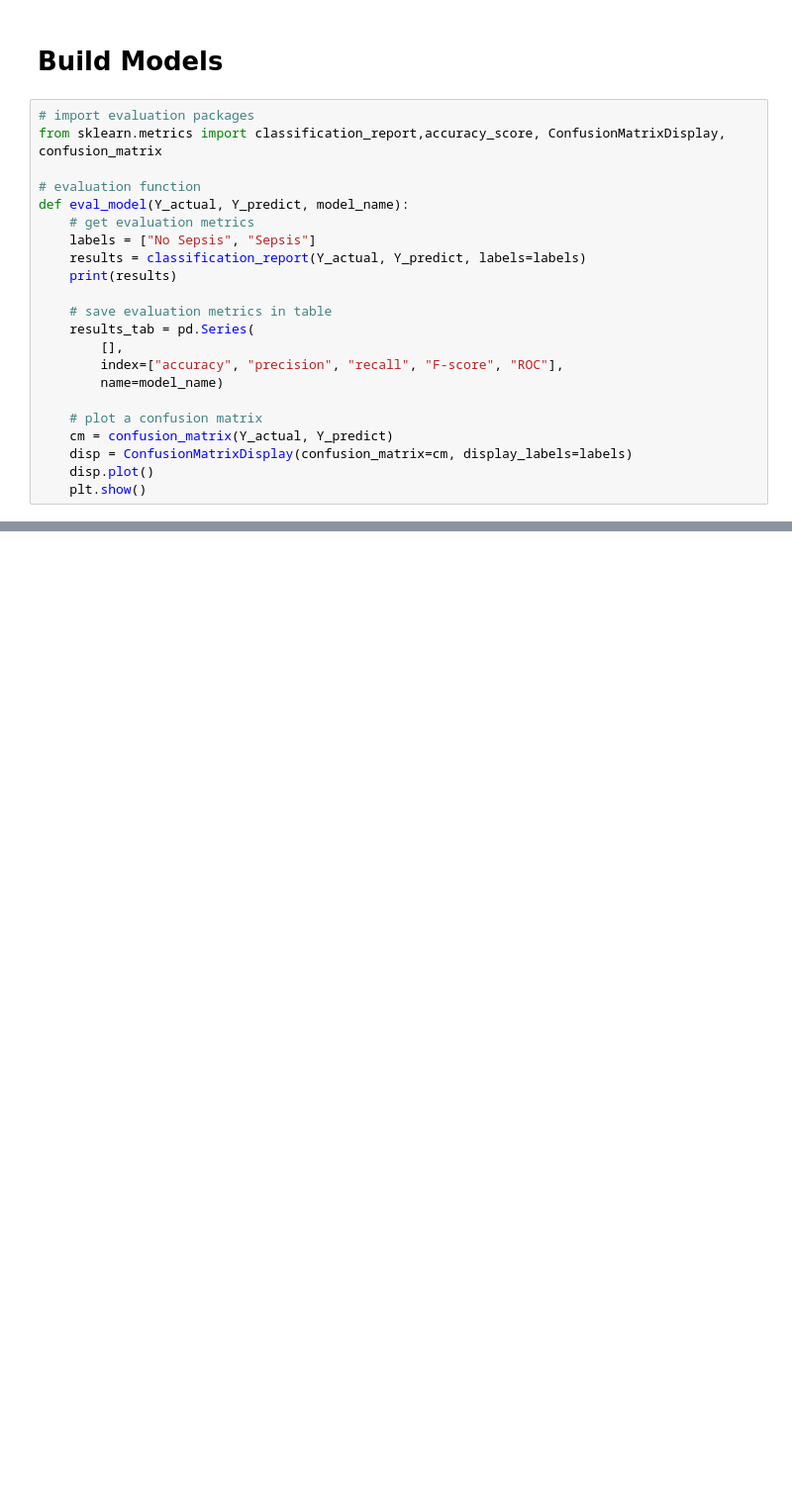
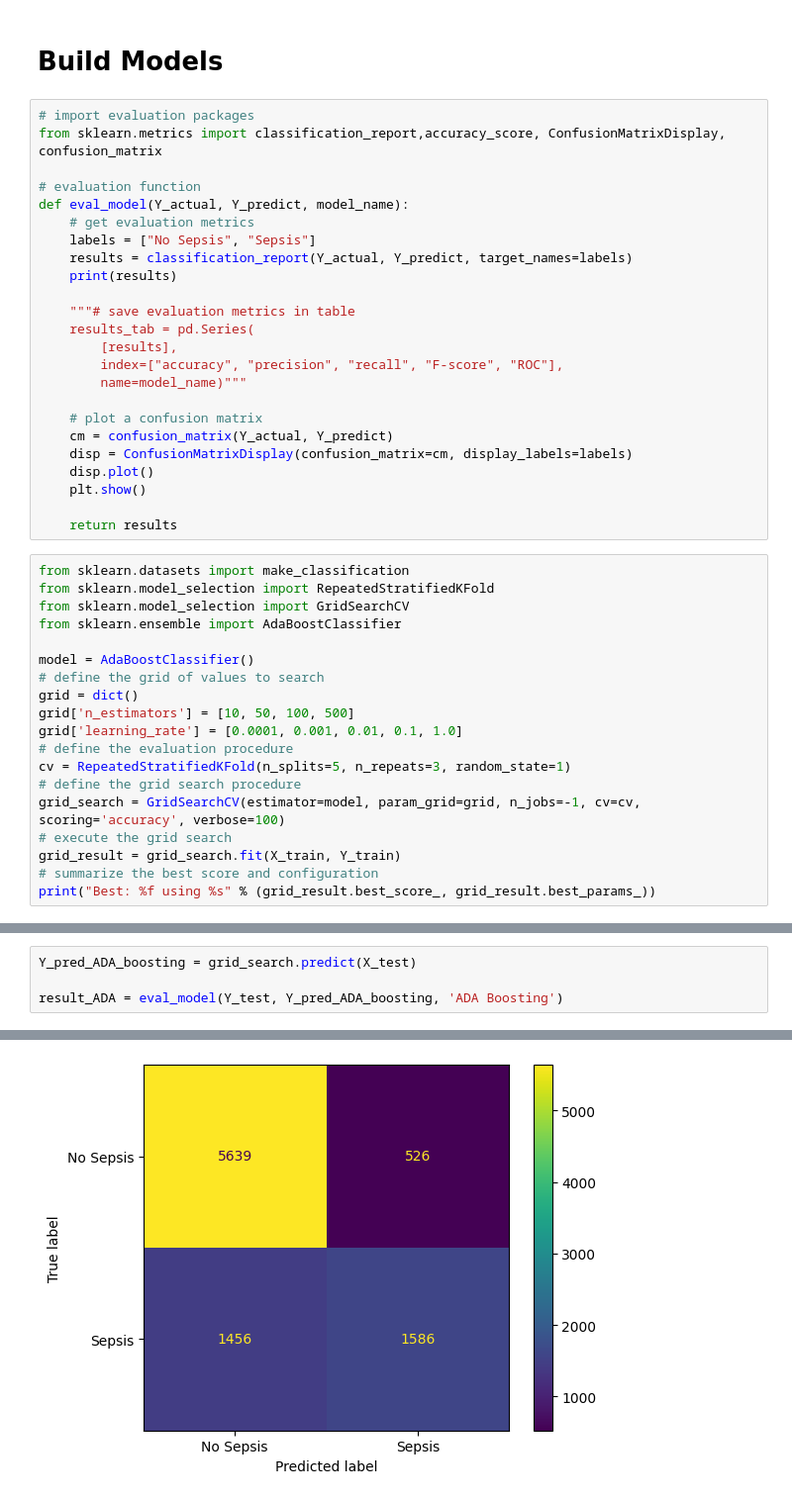
Before and after one commit to nancydu317/SEP787_sepsis_prediction, a Jupyter notebook: sepsis_prediction_EDA.ipynb, the cells around one changed output, grey strips where cells are left out. Shown at 99% size. Cells and saved outputs as stored; diff of their text form; blank space fills up the shorter version.

```diff
--- a/sepsis_prediction_EDA.ipynb
+++ b/sepsis_prediction_EDA.ipynb
@@ -801,17 +816,38 @@ from sklearn.metrics import classification_report,accuracy_score, ConfusionMatri
 def eval_model(Y_actual, Y_predict, model_name):
     # get evaluation metrics
     labels = ["No Sepsis", "Sepsis"]
-    results = classification_report(Y_actual, Y_predict, labels=labels)
+    results = classification_report(Y_actual, Y_predict, target_names=labels)
     print(results)
 
-    # save evaluation metrics in table
+    """# save evaluation metrics in table
     results_tab = pd.Series(
-        [],
+        [results],
         index=["accuracy", "precision", "recall", "F-score", "ROC"],
-        name=model_name)
+        name=model_name)"""
 
     # plot a confusion matrix
     cm = confusion_matrix(Y_actual, Y_predict)
     disp = ConfusionMatrixDisplay(confusion_matrix=cm, display_labels=labels)
     disp.plot()
     plt.show()
+
+    return results
+# %%
+from sklearn.datasets import make_classification
+from sklearn.model_selection import RepeatedStratifiedKFold
+from sklearn.model_selection import GridSearchCV
+from sklearn.ensemble import AdaBoostClassifier
+
+model = AdaBoostClassifier()
+# define the grid of values to search
+grid = dict()
+grid['n_estimators'] = [10, 50, 100, 500]
+grid['learning_rate'] = [0.0001, 0.001, 0.01, 0.1, 1.0]
+# define the evaluation procedure
+cv = RepeatedStratifiedKFold(n_splits=5, n_repeats=3, random_state=1)
+# define the grid search procedure
+grid_search = GridSearchCV(estimator=model, param_grid=grid, n_jobs=-1, cv=cv, scoring='accuracy', verbose=100)
+# execute the grid search
+grid_result = grid_search.fit(X_train, Y_train)
+# summarize the best score and configuration
+print("Best: %f using %s" % (grid_result.best_score_, grid_result.best_params_))
@@ -817,0 +872,5 @@ def eval_model(Y_actual, Y_predict, model_name):
+# %%
+Y_pred_ADA_boosting = grid_search.predict(X_test)
+
+result_ADA = eval_model(Y_test, Y_pred_ADA_boosting, 'ADA Boosting')
+# %% [output]
@@ -817,0 +885 @@ def eval_model(Y_actual, Y_predict, model_name):
+[figure, added]
```
Also changed, not shown: parts of 29 cells of this notebook.
